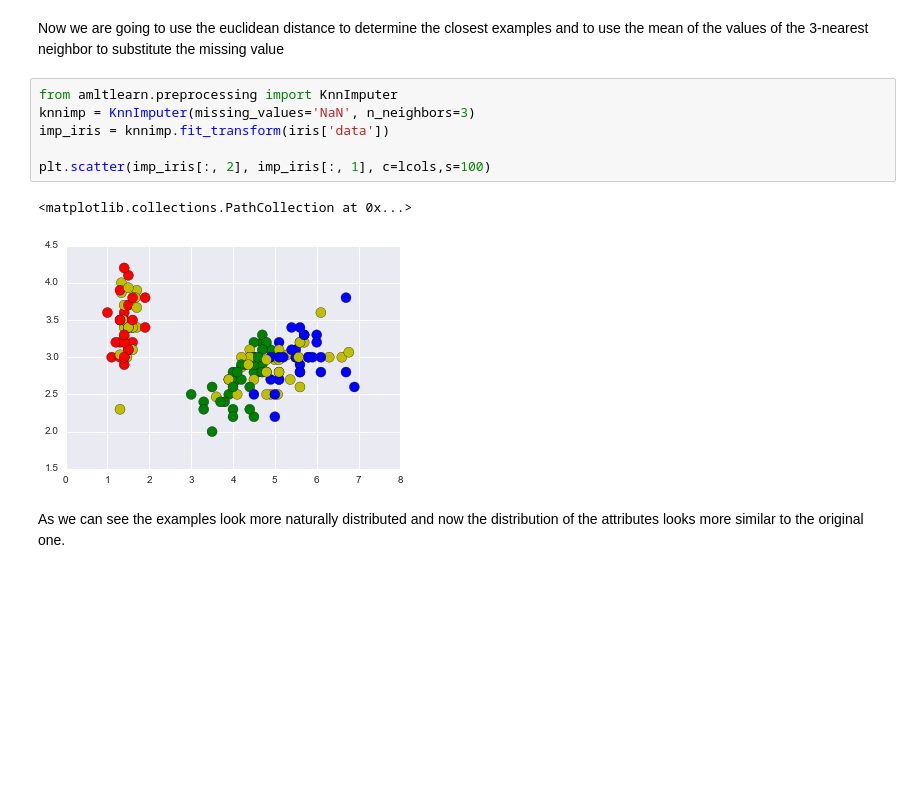
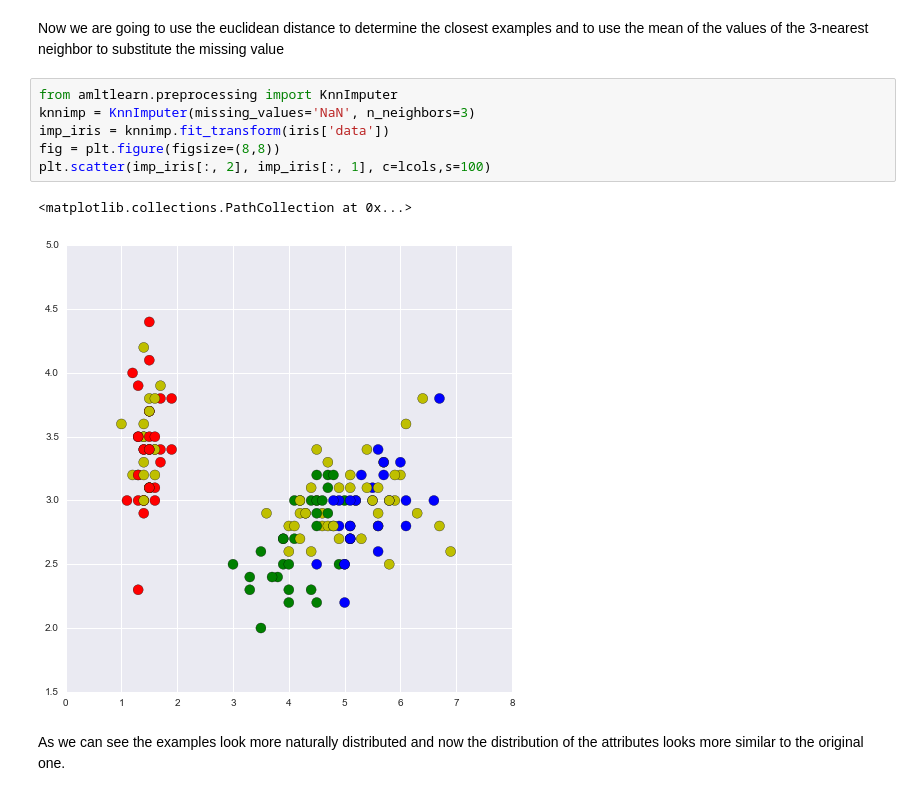
Before and after one commit to bejar/AMLTNotebooks, a Jupyter notebook: Notebooks/MissingValues.ipynb, the cells around one changed output. Cells and saved outputs as stored; diff of their text form; blank space fills up the shorter version.

```diff
--- a/Notebooks/MissingValues.ipynb
+++ b/Notebooks/MissingValues.ipynb
@@ -76,12 +78,12 @@ Now we are going to use  the euclidean distance to determine the closest example
 # %%
 from amltlearn.preprocessing import KnnImputer
 knnimp = KnnImputer(missing_values='NaN', n_neighbors=3)
 imp_iris = knnimp.fit_transform(iris['data'])
-
+fig = plt.figure(figsize=(8,8))
 plt.scatter(imp_iris[:, 2], imp_iris[:, 1], c=lcols,s=100)
 # %% [output]
 <matplotlib.collections.PathCollection at 0x...>
-[figure, old version]
+[figure, new version]
 # %% [markdown]
 As we can see the examples look more naturally distributed and now the distribution of the attributes looks more similar to the original one.
 # %%
```
Also changed, not shown: parts of 3 cells of this notebook, 3 other files.
